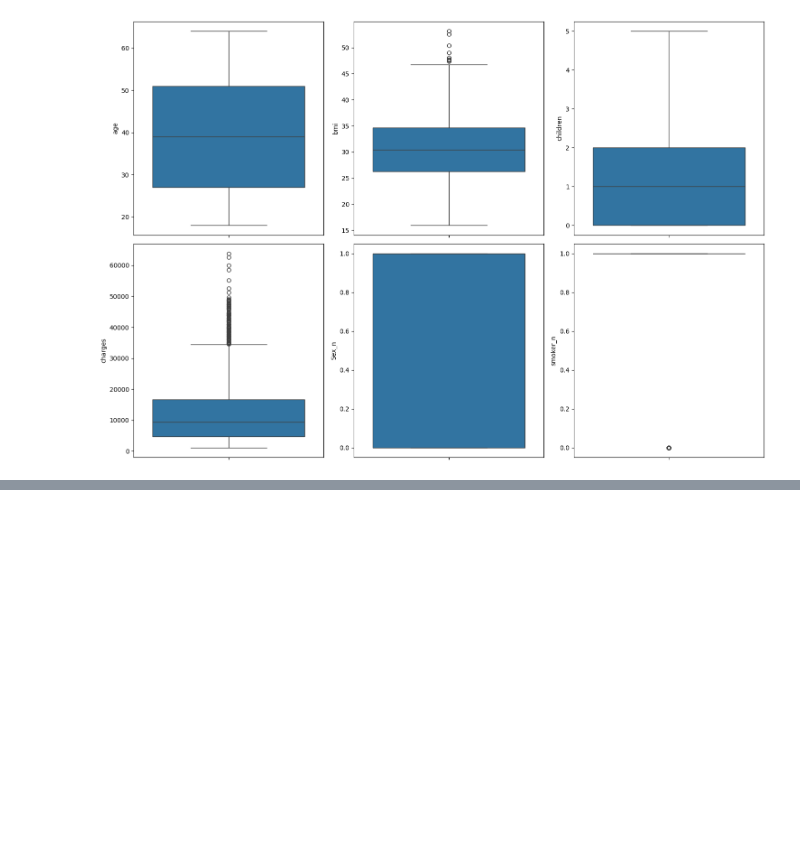
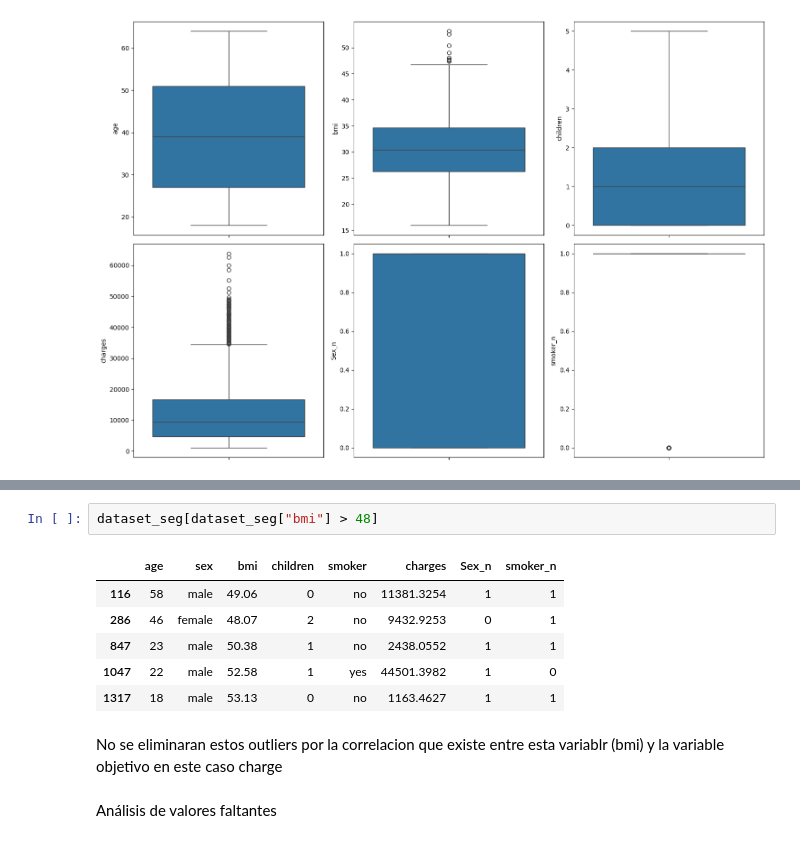
Before and after one commit to emilceinfante/Regresion_Lineal, a Jupyter notebook: explore 2.ipynb, the cells around one changed output, grey strips where cells are left out. Drawn from its saved outputs; the diff is of its cells as text; blank space fills up the shorter version.

```diff
--- a/explore 2.ipynb
+++ b/explore 2.ipynb
@@ -236,0 +258,13 @@ plt.show()
+# %%
+dataset_seg[dataset_seg["bmi"] > 48]
+# %% [output]
+|  | age | sex | bmi | children | smoker | charges | Sex_n | smoker_n |
+| 116 | 58 | male | 49.06 | 0 | no | 11381.3254 | 1 | 1 |
+| 286 | 46 | female | 48.07 | 2 | no | 9432.9253 | 0 | 1 |
+| 847 | 23 | male | 50.38 | 1 | no | 2438.0552 | 1 | 1 |
+| 1047 | 22 | male | 52.58 | 1 | yes | 44501.3982 | 1 | 0 |
+| 1317 | 18 | male | 53.13 | 0 | no | 1163.4627 | 1 | 1 |
+# %% [markdown]
+No se eliminaran estos outliers por la correlacion que existe entre esta variablr (bmi) y la variable objetivo en este caso charge
+# %% [markdown]
+Análisis de valores faltantes
```
Also changed, not shown: parts of 15 cells of this notebook, 2 other files.
